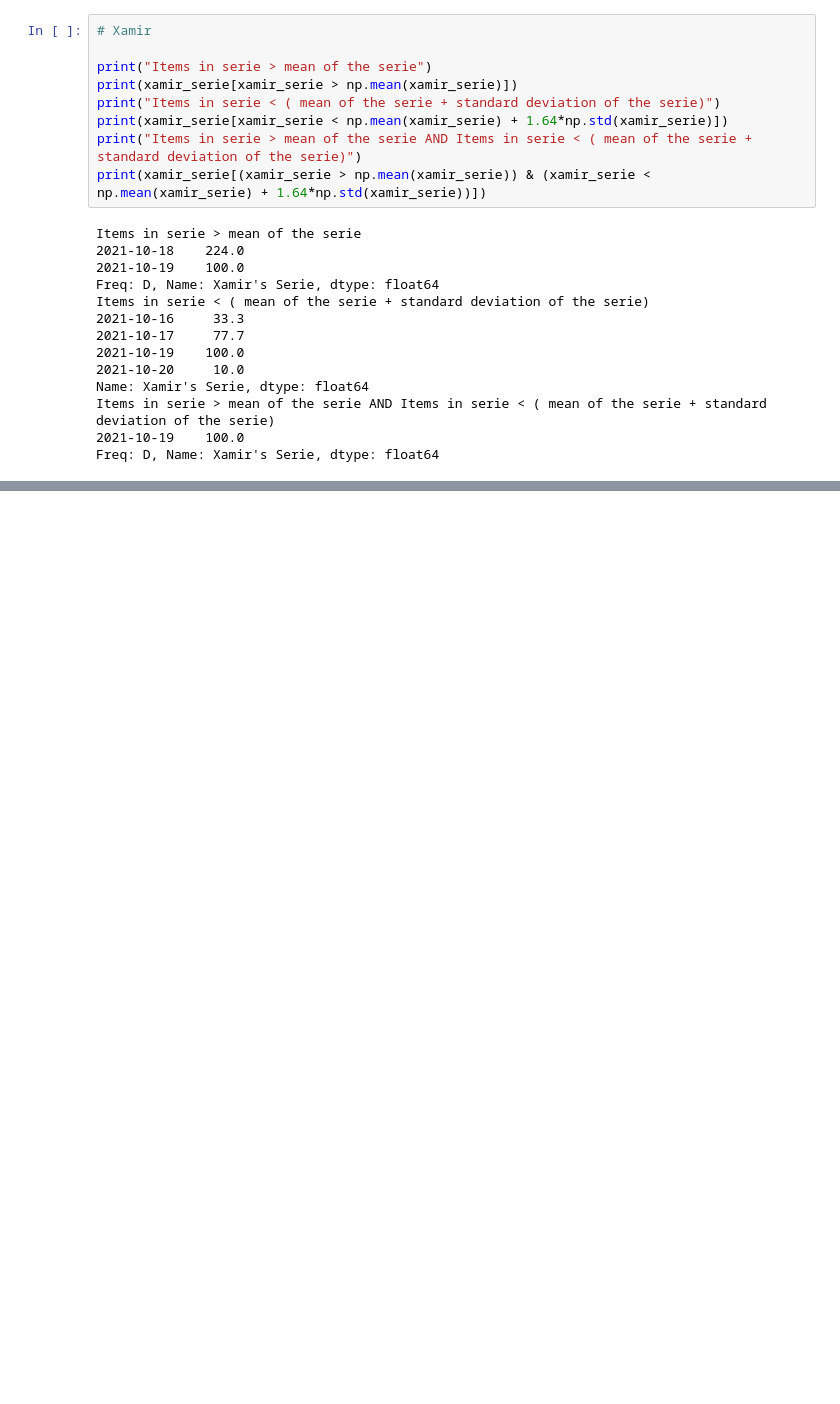
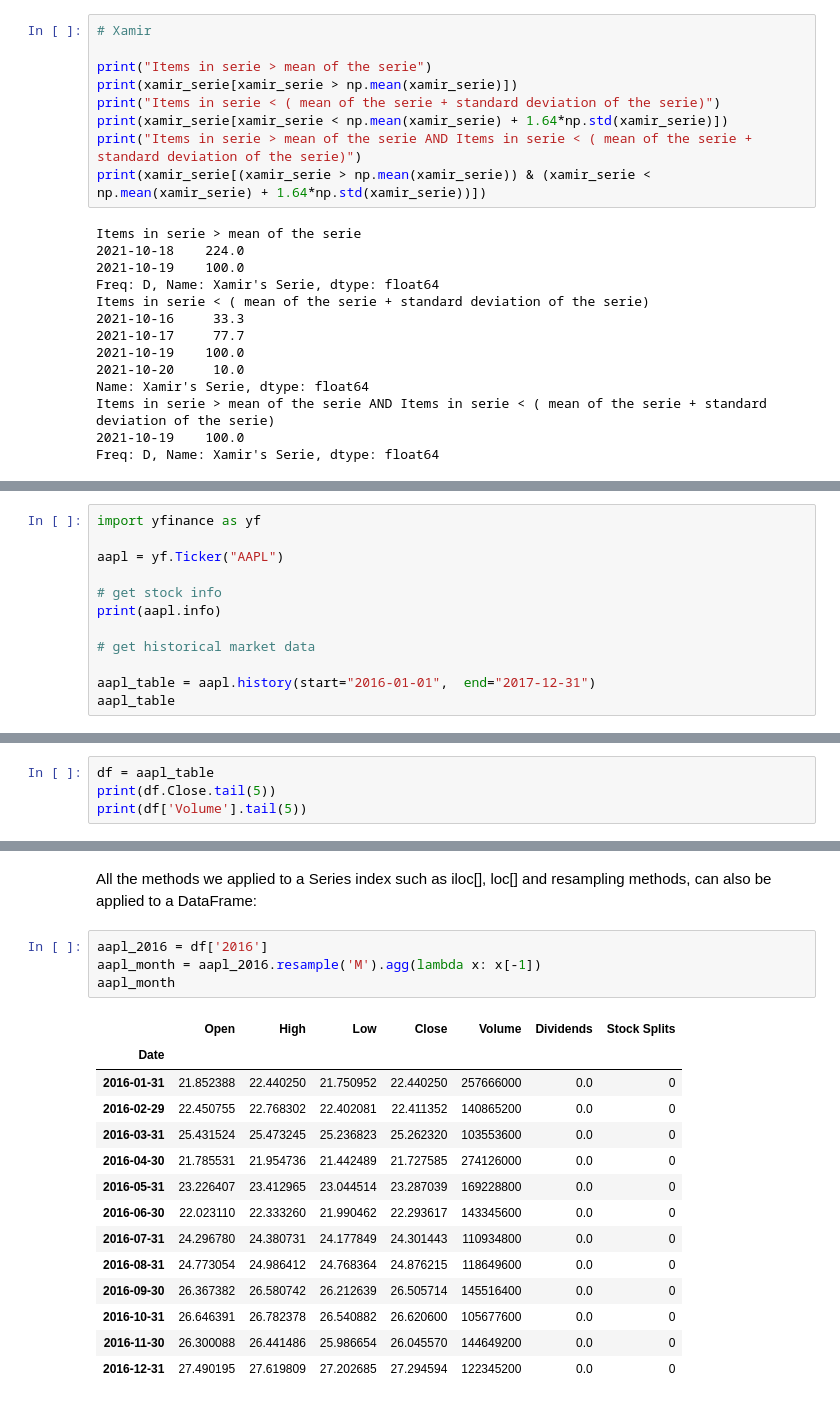
Before and after one commit to xerojasga/MetNumUN2021II, a Jupyter notebook: Lab1/xerojasga_QuanconnectTutortials.ipynb, the cells around one changed output, grey strips where cells are left out. Saved outputs shown, nothing was run; the diff lists cells and outputs as text; blank space fills up the shorter version.

```diff
--- a/Lab1/xerojasga_QuanconnectTutortials.ipynb
+++ b/Lab1/xerojasga_QuanconnectTutortials.ipynb
@@ -1491,0 +1560,12 @@ Freq: D, Name: Xamir's Serie, dtype: float64
+# %%
+import yfinance as yf
+
+aapl = yf.Ticker("AAPL")
+
+# get stock info
+print(aapl.info)
+
+# get historical market data
+
+aapl_table = aapl.history(start="2016-01-01",  end="2017-12-31")
+aapl_table
@@ -1491,0 +2425,4 @@ Freq: D, Name: Xamir's Serie, dtype: float64
+# %%
+df = aapl_table
+print(df.Close.tail(5))
+print(df['Volume'].tail(5))
@@ -1491,0 +2472,21 @@ Freq: D, Name: Xamir's Serie, dtype: float64
+# %% [markdown]
+All the methods we applied to a Series index such as iloc[], loc[] and resampling methods, can also be applied to a DataFrame:
+# %%
+aapl_2016 = df['2016']
+aapl_month = aapl_2016.resample('M').agg(lambda x: x[-1])
+aapl_month
+# %% [output]
+|  | Open | High | Low | Close | Volume | Dividends | Stock Splits |
+| Date |  |  |  |  |  |  |  |
+| 2016-01-31 | 21.852388 | 22.440250 | 21.750952 | 22.440250 | 257666000 | 0.0 | 0 |
+| 2016-02-29 | 22.450755 | 22.768302 | 22.402081 | 22.411352 | 140865200 | 0.0 | 0 |
+| 2016-03-31 | 25.431524 | 25.473245 | 25.236823 | 25.262320 | 103553600 | 0.0 | 0 |
+| 2016-04-30 | 21.785531 | 21.954736 | 21.442489 | 21.727585 | 274126000 | 0.0 | 0 |
+| 2016-05-31 | 23.226407 | 23.412965 | 23.044514 | 23.287039 | 169228800 | 0.0 | 0 |
+| 2016-06-30 | 22.023110 | 22.333260 | 21.990462 | 22.293617 | 143345600 | 0.0 | 0 |
+| 2016-07-31 | 24.296780 | 24.380731 | 24.177849 | 24.301443 | 110934800 | 0.0 | 0 |
+| 2016-08-31 | 24.773054 | 24.986412 | 24.768364 | 24.876215 | 118649600 | 0.0 | 0 |
+| 2016-09-30 | 26.367382 | 26.580742 | 26.212639 | 26.505714 | 145516400 | 0.0 | 0 |
+| 2016-10-31 | 26.646391 | 26.782378 | 26.540882 | 26.620600 | 105677600 | 0.0 | 0 |
+| 2016-11-30 | 26.300088 | 26.441486 | 25.986654 | 26.045570 | 144649200 | 0.0 | 0 |
+| 2016-12-31 | 27.490195 | 27.619809 | 27.202685 | 27.294594 | 122345200 | 0.0 | 0 |
```
Also changed, not shown: parts of 111 cells of this notebook.
